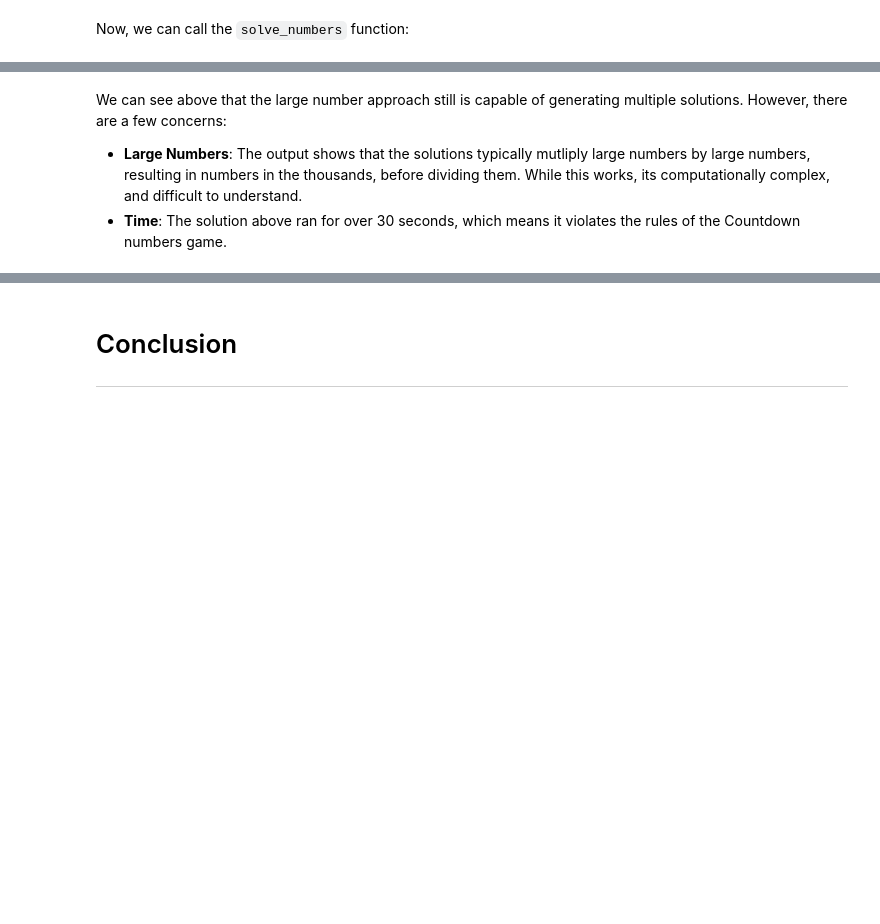
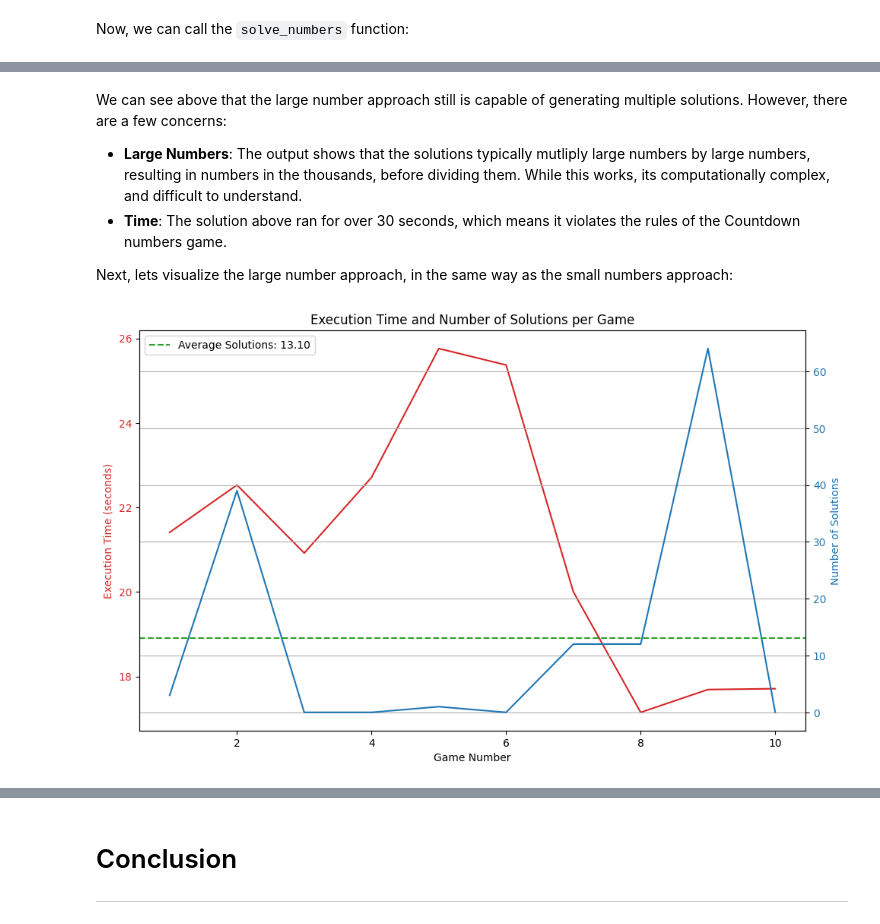
Before and after one commit to Owen-kc/ComputationalTheory, a Jupyter notebook: countdown.ipynb, the cells around one changed output, grey strips where cells are left out. Saved outputs shown, nothing was run; the diff lists cells and outputs as text; code cells hidden in the pictures; blank space fills up the shorter version.

```diff
--- a/countdown.ipynb
+++ b/countdown.ipynb
@@ -909,3 +942,33 @@ We can see above that the large number approach still is capable of generating m
 
 - **Large Numbers**: The output shows that the solutions typically mutliply large numbers by large numbers, resulting in numbers in the thousands, before dividing them. While this works, its computationally complex, and difficult to understand.
 - **Time**: The solution above ran for over 30 seconds, which means it violates the rules of the Countdown numbers game.
+
+Next, lets visualize the large number approach, in the same way as the small numbers approach:
+# %%
+data_large = pd.read_csv('game_results_large.txt')
+
+fig, ax1 = plt.subplots(figsize=(10, 6))
+
+ax1.set_xlabel('Game Number')
+ax1.set_ylabel('Execution Time (seconds)', color='tab:red')
+ax1.plot(data_large['Game Number'], data_large['Execution Time'], color='tab:red')
+ax1.tick_params(axis='y', labelcolor='tab:red')
+
+ax2 = ax1.twinx()  # instantiate a second axes that shares the same x-axis
+ax2.set_ylabel('Number of Solutions', color='tab:blue')  # we already handled the x-label with ax1
+ax2.plot(data_large['Game Number'], data_large['Number of Solutions'], color='tab:blue')
+ax2.tick_params(axis='y', labelcolor='tab:blue')
+
+# Calculate the average number of solutions and add a horizontal line
+avg_solutions = data_large['Number of Solutions'].mean()
+ax2.axhline(y=avg_solutions, color='tab:green', linestyle='--', label=f'Average Solutions: {avg_solutions:.2f}')
+
+# Add a legend for the second y-axis
+ax2.legend(loc='upper left')
+
+fig.tight_layout()  # otherwise the right y-label is slightly clipped
+plt.title('Execution Time and Number of Solutions per Game')
+plt.grid(True)
+plt.show()
+# %% [output]
+[figure, added]
```
Also changed, not shown: parts of 15 cells of this notebook, 2 other files.
